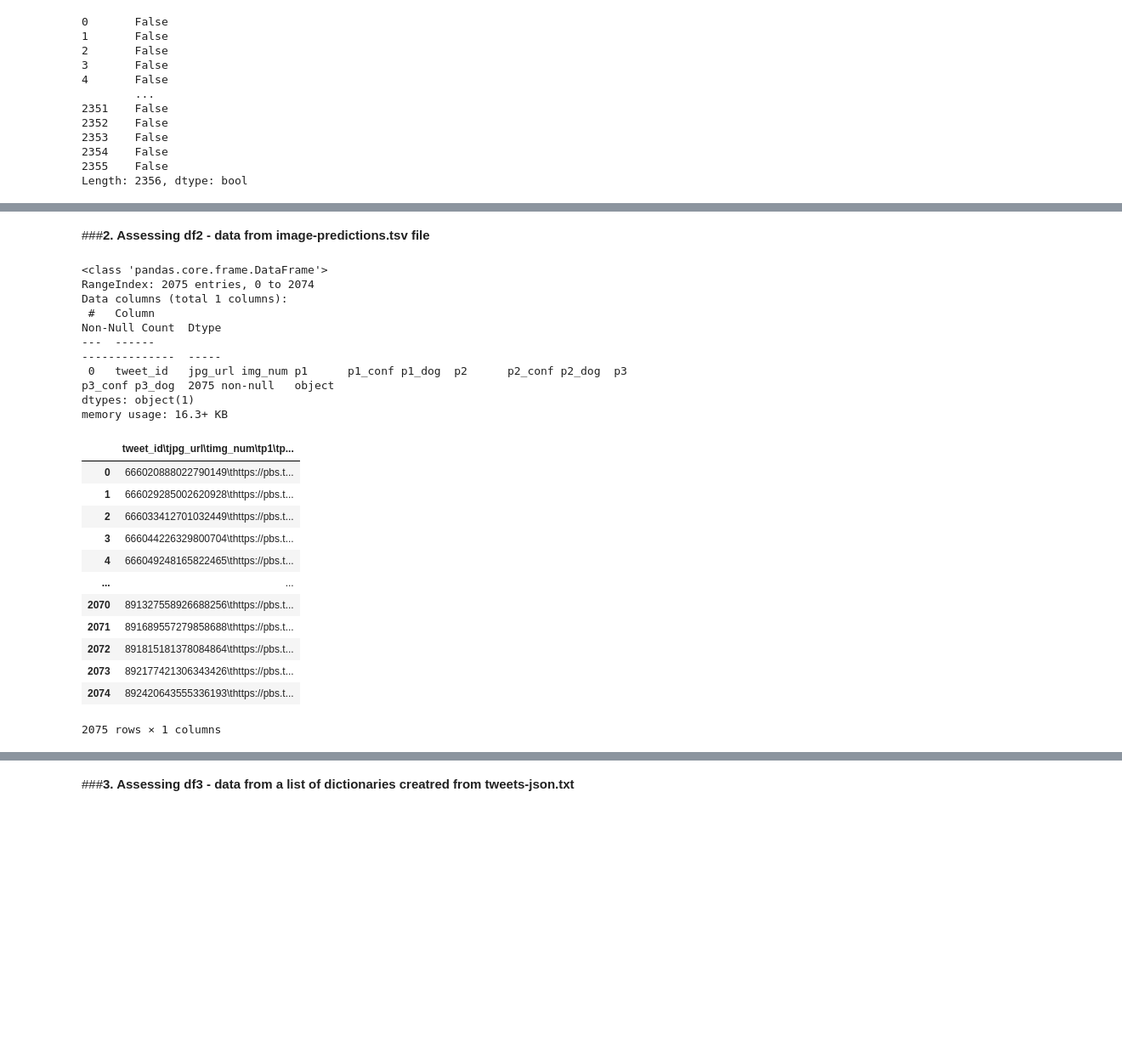
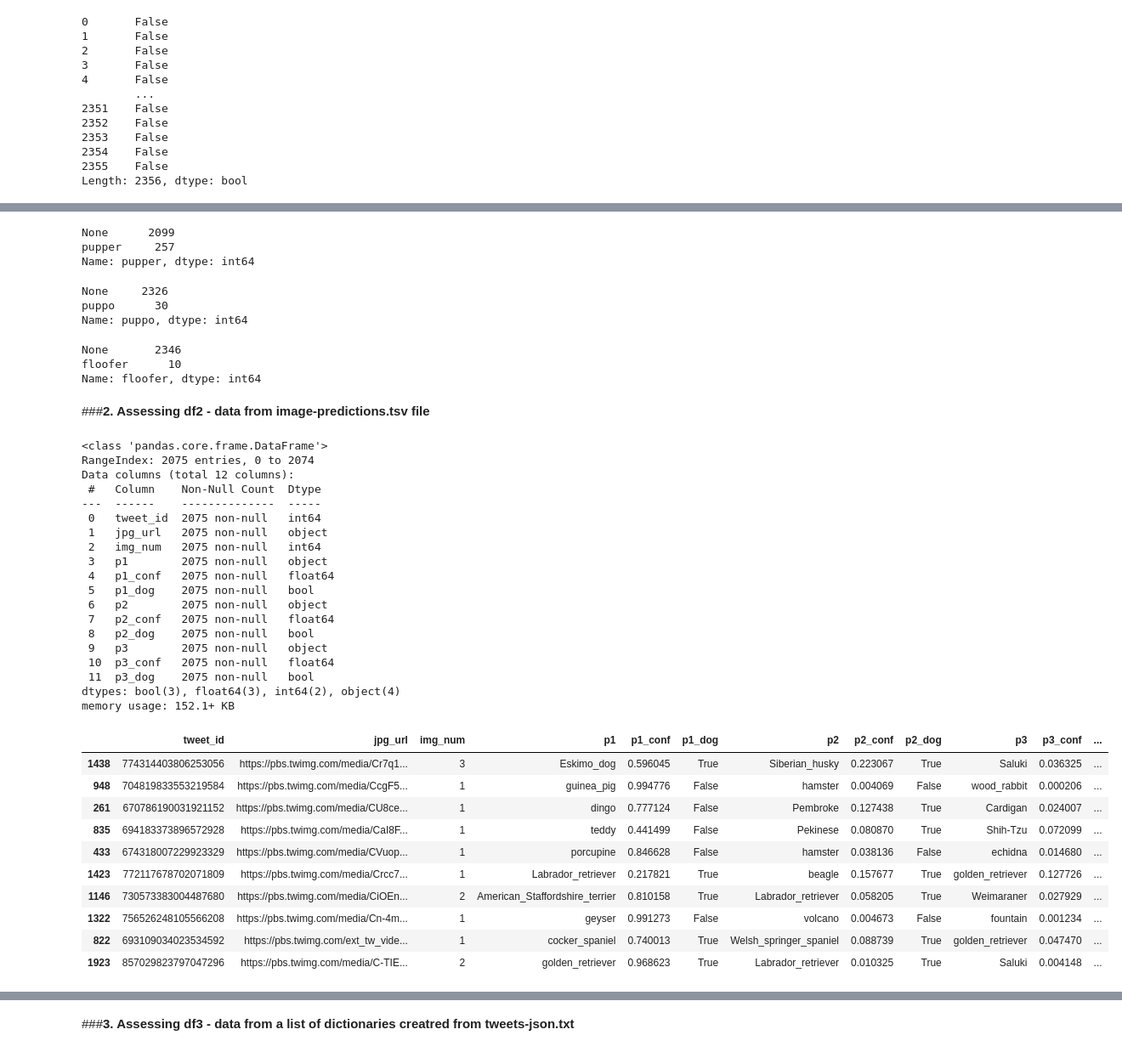
Before and after one commit to EricOdhiambo/wrangling-and-Analyzing-data, a Jupyter notebook: wrangle_act.ipynb, the cells around one changed output, grey strips where cells are left out. Shown: that part at 85% size. Saved outputs shown, nothing was run; the diff lists cells and outputs as text; code cells hidden in the pictures; blank space fills up the shorter version.

```diff
--- a/wrangle_act.ipynb
+++ b/wrangle_act.ipynb
@@ -78,6 +78,6 @@ with open(os.path.join(folder_name, image_prediction_data_url.split('/')[-1]), m
 # to see if it's correct and readable in the tsv format
 
 pathDataset2 = '/content/image_prediction_folder/image-predictions.tsv'
-df2 = pd.read_csv(pathDataset2)
+df2 = pd.read_csv(pathDataset2, sep='\t')
 df2.head()
 # %% [output]
@@ -232,3 +296,27 @@ Length: 2356, dtype: bool
+# %%
+# assessing the 'pupper' column
+
+df1['pupper'].value_counts()
+# %% [output]
+None      2099
+pupper     257
+Name: pupper, dtype: int64
+# %%
+# assessing the 'puppo' column
+
+df1['puppo'].value_counts()
+# %% [output]
+None     2326
+puppo      30
+Name: puppo, dtype: int64
+# %%
+# assessing the 'floofer' column
+
+df1['floofer'].value_counts()
+# %% [output]
+None       2346
+floofer      10
+Name: floofer, dtype: int64
 # %% [markdown]
 ###**2. Assessing df2 - data from image-predictions.tsv file**
 # %%
@@ -236,28 +324,37 @@ df2.info()
 # %% [output]
 <class 'pandas.core.frame.DataFrame'>
 RangeIndex: 2075 entries, 0 to 2074
-Data columns (total 1 columns):
- #   Column                                                                          Non-Null Count  Dtype
----  ------                                                                          --------------  -----
- 0   tweet_id   jpg_url img_num p1      p1_conf p1_dog  p2      p2_conf p2_dog  p3      p3_conf p3_dog  2075 non-null   object
-dtypes: object(1)
-memory usage: 16.3+ KB
+Data columns (total 12 columns):
+ #   Column    Non-Null Count  Dtype
+---  ------    --------------  -----
+ 0   tweet_id  2075 non-null   int64
+ 1   jpg_url   2075 non-null   object
+ 2   img_num   2075 non-null   int64
+ 3   p1        2075 non-null   object
+ 4   p1_conf   2075 non-null   float64
+ 5   p1_dog    2075 non-null   bool
+ 6   p2        2075 non-null   object
+ 7   p2_conf   2075 non-null   float64
+ 8   p2_dog    2075 non-null   bool
+ 9   p3        2075 non-null   object
+ 10  p3_conf   2075 non-null   float64
+ 11  p3_dog    2075 non-null   bool
+dtypes: bool(3), float64(3), int64(2), object(4)
+memory usage: 152.1+ KB
 # %%
-df2
+df2.sample(10)
 # %% [output]
-|  | tweet_id\tjpg_url\timg_num\tp1\tp... |
-| 0 | 666020888022790149\thttps://pbs.t... |
-| 1 | 666029285002620928\thttps://pbs.t... |
-| 2 | 666033412701032449\thttps://pbs.t... |
-| 3 | 666044226329800704\thttps://pbs.t... |
-| 4 | 666049248165822465\thttps://pbs.t... |
-| ... | ... |
-| 2070 | 891327558926688256\thttps://pbs.t... |
-| 2071 | 891689557279858688\thttps://pbs.t... |
-| 2072 | 891815181378084864\thttps://pbs.t... |
-| 2073 | 892177421306343426\thttps://pbs.t... |
-| 2074 | 892420643555336193\thttps://pbs.t... |
+|  | tweet_id | jpg_url | img_num | p1 | p1_conf | p1_dog | p2 | p2_conf | p2_dog | p3 | p3_conf | ... |
+| 1438 | 774314403806253056 | https://pbs.twimg.com/media/Cr7q1... | 3 | Eskimo_dog | 0.596045 | True | Siberian_husky | 0.223067 | True | Saluki | 0.036325 | ... |
+| 948 | 704819833553219584 | https://pbs.twimg.com/media/CcgF5... | 1 | guinea_pig | 0.994776 | False | hamster | 0.004069 | False | wood_rabbit | 0.000206 | ... |
+| 261 | 670786190031921152 | https://pbs.twimg.com/media/CU8ce... | 1 | dingo | 0.777124 | False | Pembroke | 0.127438 | True | Cardigan | 0.024007 | ... |
+| 835 | 694183373896572928 | https://pbs.twimg.com/media/CaI8F... | 1 | teddy | 0.441499 | False | Pekinese | 0.080870 | True | Shih-Tzu | 0.072099 | ... |
+| 433 | 674318007229923329 | https://pbs.twimg.com/media/CVuop... | 1 | porcupine | 0.846628 | False | hamster | 0.038136 | False | echidna | 0.014680 | ... |
+| 1423 | 772117678702071809 | https://pbs.twimg.com/media/Crcc7... | 1 | Labrador_retriever | 0.217821 | True | beagle | 0.157677 | True | golden_retriever | 0.127726 | ... |
+| 1146 | 730573383004487680 | https://pbs.twimg.com/media/CiOEn... | 2 | American_Staffordshire_terrier | 0.810158 | True | Labrador_retriever | 0.058205 | True | Weimaraner | 0.027929 | ... |
+| 1322 | 756526248105566208 | https://pbs.twimg.com/media/Cn-4m... | 1 | geyser | 0.991273 | False | volcano | 0.004673 | False | fountain | 0.001234 | ... |
+| 822 | 693109034023534592 | https://pbs.twimg.com/ext_tw_vide... | 1 | cocker_spaniel | 0.740013 | True | Welsh_springer_spaniel | 0.088739 | True | golden_retriever | 0.047470 | ... |
+| 1923 | 857029823797047296 | https://pbs.twimg.com/media/C-TIE... | 2 | golden_retriever | 0.968623 | True | Labrador_retriever | 0.010325 | True | Saluki | 0.004148 | ... |
-2075 rows × 1 columns
 # %%
 df2.isnull()
 # %% [output]
```
Also changed, not shown: parts of 16 cells of this notebook.
